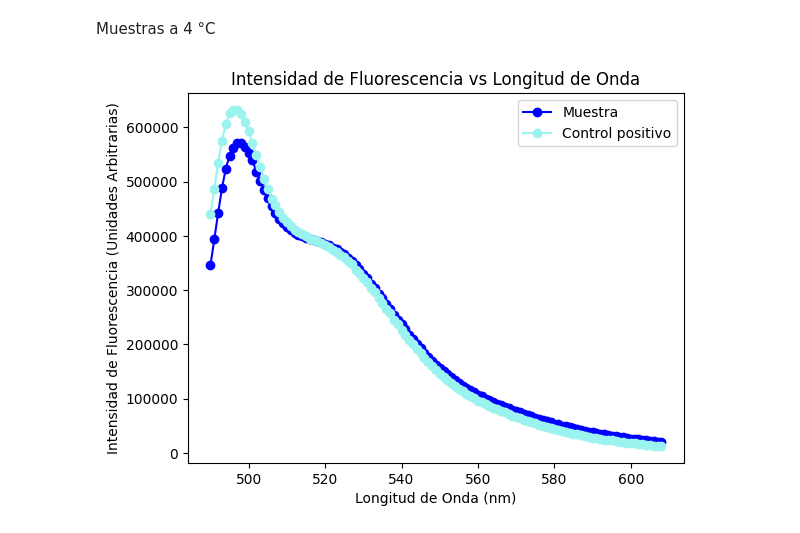
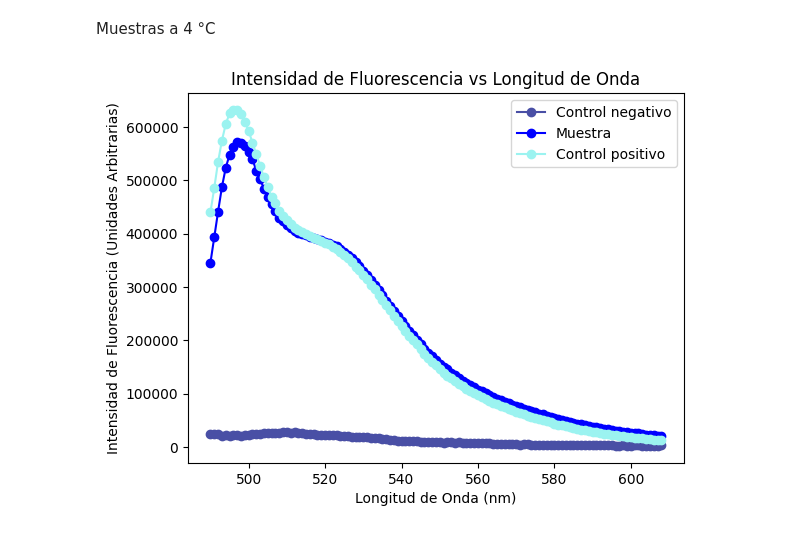
Before and after one commit to ValentinaRincon/Proyecto-exp, a Jupyter notebook: 07-23/protocolo.ipynb, the cells around one changed output. Cells and saved outputs as stored; diff of their text form; code cells hidden in the pictures.

```diff
--- a/07-23/protocolo.ipynb
+++ b/07-23/protocolo.ipynb
@@ -92,13 +92,17 @@ Muestras a 4 °C
 # %%
 # Muestra con 2μ de DiOC_2(3)
 
+for i in range(55, 160):
+    neg[i][1] = neg[i][1] / 10
+
+plt.plot(longitud_onda(neg[:119]), intensidad_fluorescencia(neg[:119]), marker='o', color="#494FA5", label='Control negativo')
 plt.plot(longitud_onda(M2F[:119]), intensidad_fluorescencia(M2F[:119]), marker='o', linestyle='-', color='b', label = 'Muestra')
 plt.plot(longitud_onda(P2F[:119]), intensidad_fluorescencia(P2F[:119]), marker='o', color='#9BF3F0', label='Control positivo')
 plt.title('Intensidad de Fluorescencia vs Longitud de Onda')
 plt.xlabel('Longitud de Onda (nm)')
 plt.ylabel('Intensidad de Fluorescencia (Unidades Arbitrarias)')
 #plt.grid()
 plt.legend()
 plt.show()
 # %% [output]
-[figure, old version]
+[figure, new version]
```
Also changed, not shown: parts of 7 cells of this notebook.
